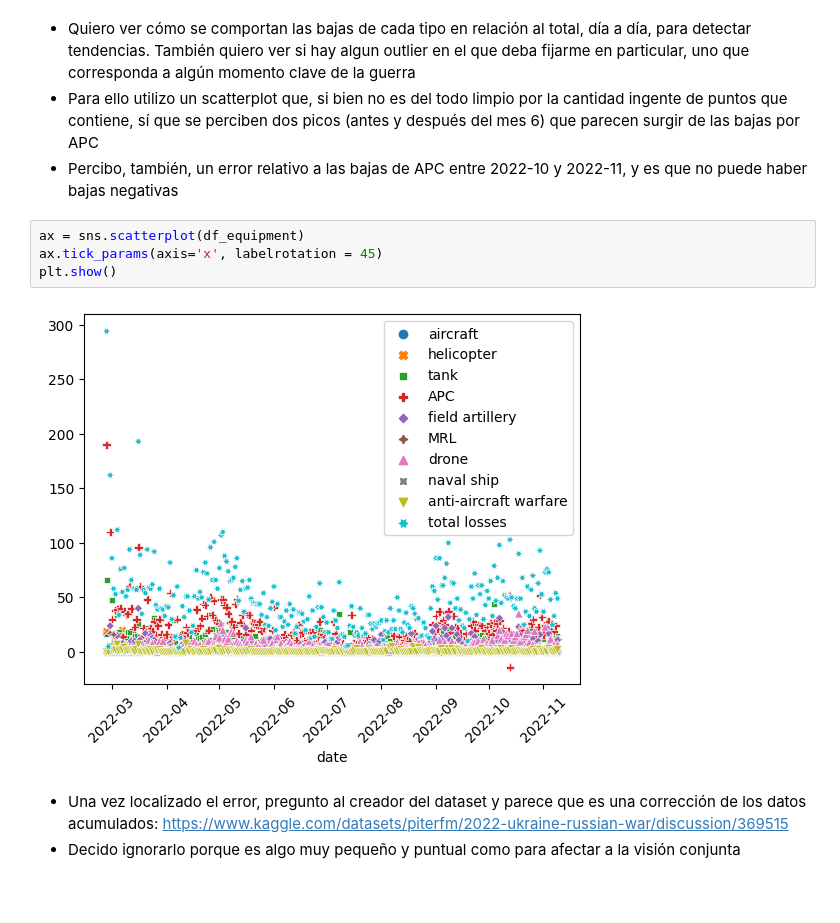
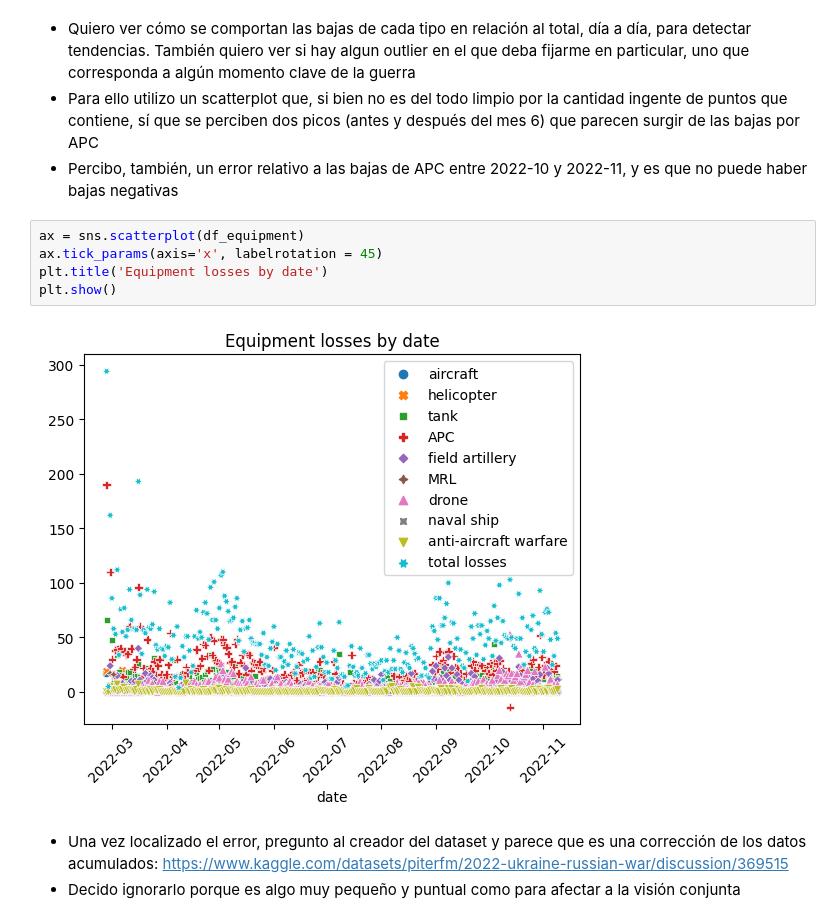
Before and after one commit to RogerPerello/EDA_project, a Jupyter notebook: src/EDA.ipynb, the cells around one changed output. Drawn from its saved outputs; the diff is of its cells as text; blank space fills up the shorter version.

```diff
--- a/src/EDA.ipynb
+++ b/src/EDA.ipynb
@@ -799,9 +783,10 @@ plt.show()
 # %%
 ax = sns.scatterplot(df_equipment)
 ax.tick_params(axis='x', labelrotation = 45)
+plt.title('Equipment losses by date')
 plt.show()
 # %% [output]
-[figure, old version]
+[figure, new version]
 # %% [markdown]
 - Una vez localizado el error, pregunto al creador del dataset y parece que es una corrección de los datos acumulados: https://www.kaggle.com/datasets/piterfm/2022-ukraine-russian-war/discussion/369515
 - Decido ignorarlo porque es algo muy pequeño y puntual como para afectar a la visión conjunta
```
Also changed, not shown: parts of 13 cells of this notebook, 3 other files.
